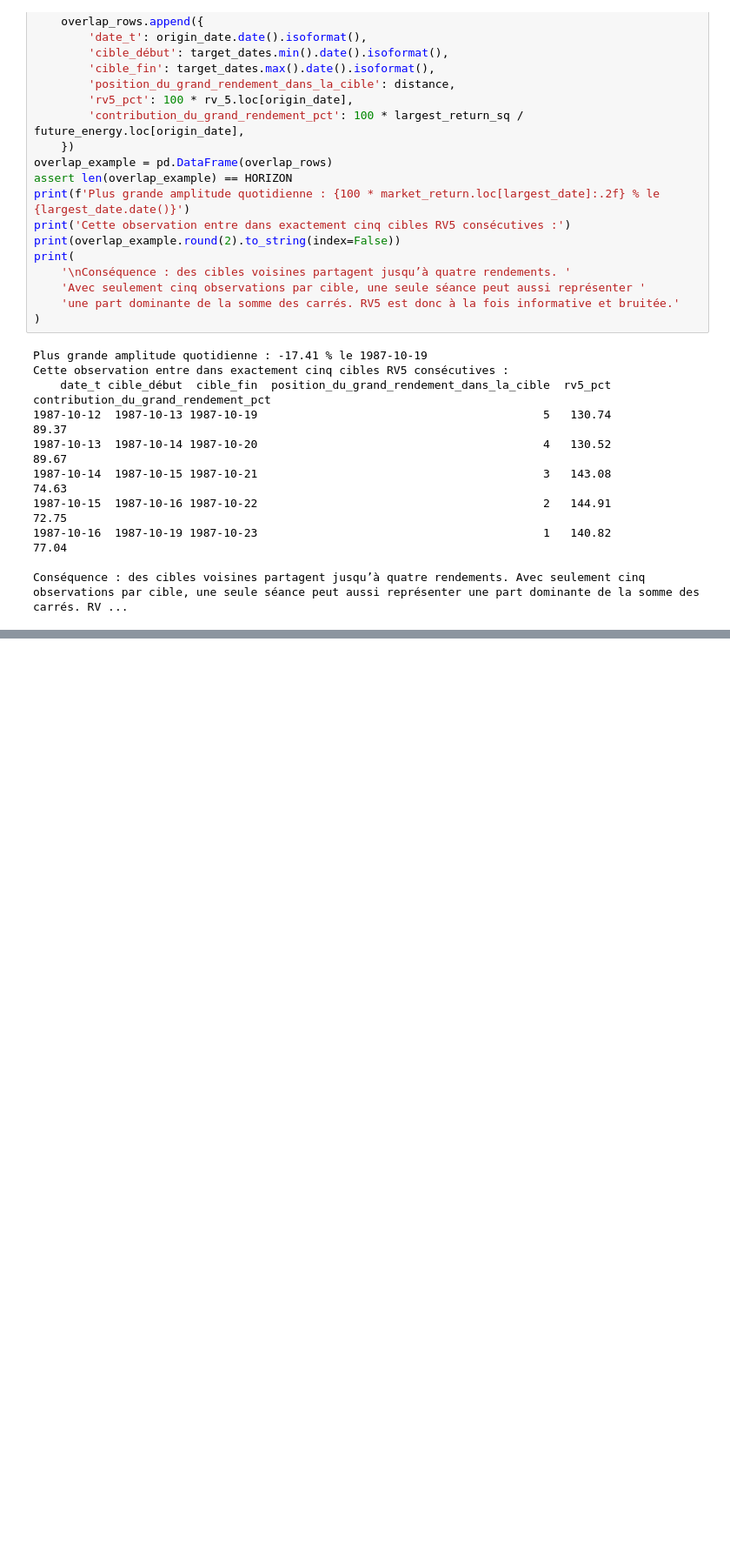
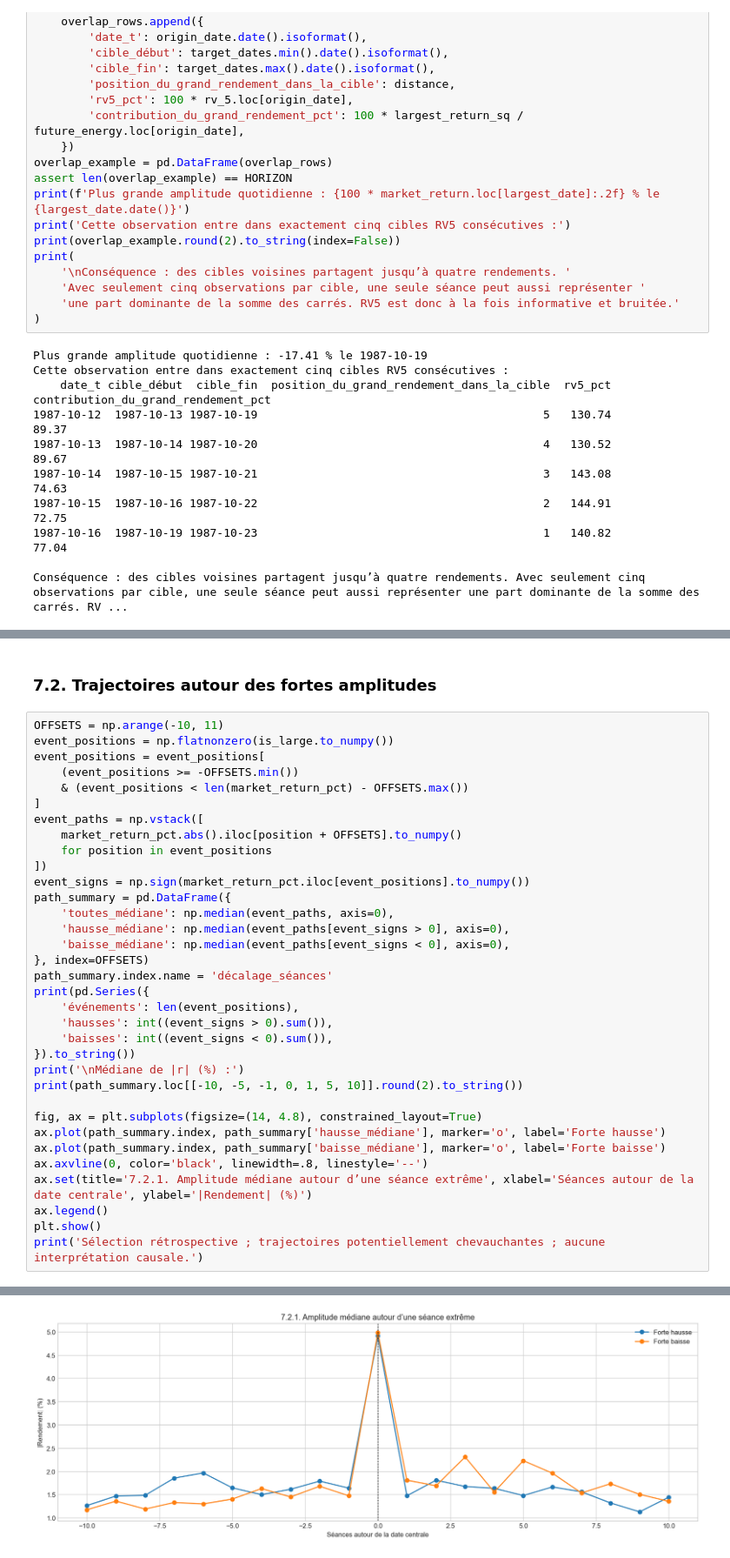
Before and after one commit to MOSSAWIII/ai-financial-risk-reliability, a Jupyter notebook: EDA/01_nature_donnees_fama_french.ipynb, the cells around one changed output, grey strips where cells are left out. Shown at 87% size. Drawn from its saved outputs; the diff is of its cells as text; blank space fills up the shorter version.

```diff
--- a/EDA/01_nature_donnees_fama_french.ipynb
+++ b/EDA/01_nature_donnees_fama_french.ipynb
@@ -374,0 +421,37 @@ Conséquence : des cibles voisines partagent jusqu’à quatre rendements. Avec
+# %% [markdown]
+### 7.2. Trajectoires autour des fortes amplitudes
+# %%
+OFFSETS = np.arange(-10, 11)
+event_positions = np.flatnonzero(is_large.to_numpy())
+event_positions = event_positions[
+    (event_positions >= -OFFSETS.min())
+    & (event_positions < len(market_return_pct) - OFFSETS.max())
+]
+event_paths = np.vstack([
+    market_return_pct.abs().iloc[position + OFFSETS].to_numpy()
+    for position in event_positions
+])
+event_signs = np.sign(market_return_pct.iloc[event_positions].to_numpy())
+path_summary = pd.DataFrame({
+    'toutes_médiane': np.median(event_paths, axis=0),
+    'hausse_médiane': np.median(event_paths[event_signs > 0], axis=0),
+    'baisse_médiane': np.median(event_paths[event_signs < 0], axis=0),
+}, index=OFFSETS)
+path_summary.index.name = 'décalage_séances'
+print(pd.Series({
+    'événements': len(event_positions),
+    'hausses': int((event_signs > 0).sum()),
+    'baisses': int((event_signs < 0).sum()),
+}).to_string())
+print('\nMédiane de |r| (%) :')
+print(path_summary.loc[[-10, -5, -1, 0, 1, 5, 10]].round(2).to_string())
+
+fig, ax = plt.subplots(figsize=(14, 4.8), constrained_layout=True)
+ax.plot(path_summary.index, path_summary['hausse_médiane'], marker='o', label='Forte hausse')
+ax.plot(path_summary.index, path_summary['baisse_médiane'], marker='o', label='Forte baisse')
+ax.axvline(0, color='black', linewidth=.8, linestyle='--')
+ax.set(title='7.2.1. Amplitude médiane autour d’une séance extrême', xlabel='Séances autour de la date centrale', ylabel='|Rendement| (%)')
+ax.legend()
+plt.show()
+print('Sélection rétrospective ; trajectoires potentiellement chevauchantes ; aucune interprétation causale.')
+# %% [output]
@@ -374,0 +473 @@ Conséquence : des cibles voisines partagent jusqu’à quatre rendements. Avec
+[figure, added]
```
Also changed, not shown: parts of 11 cells of this notebook, 2 other files.
